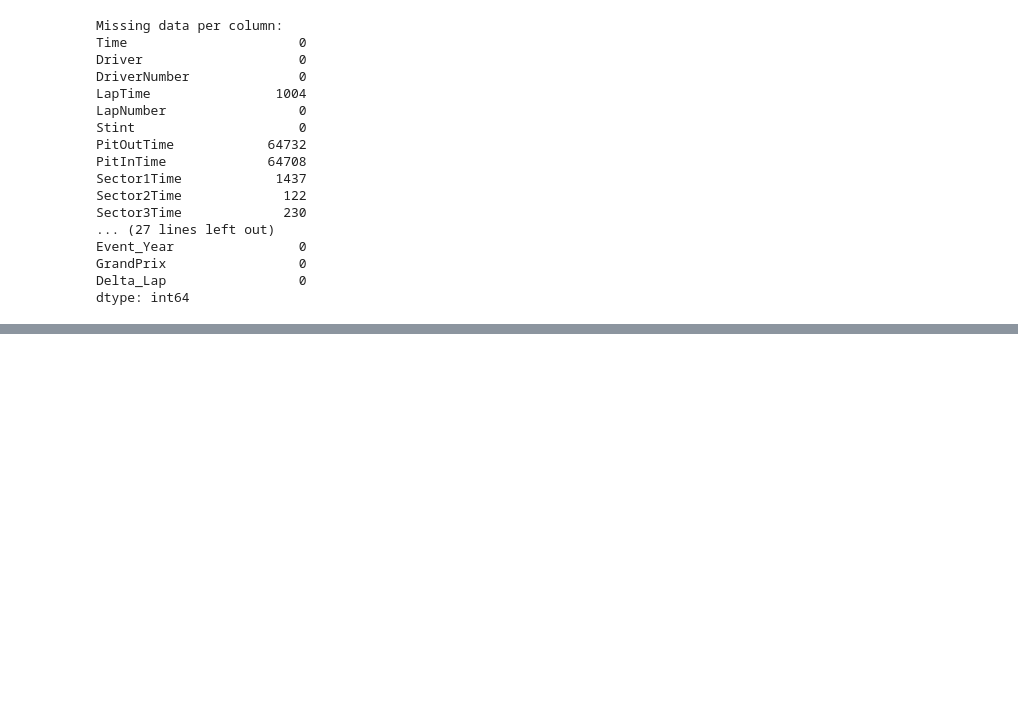
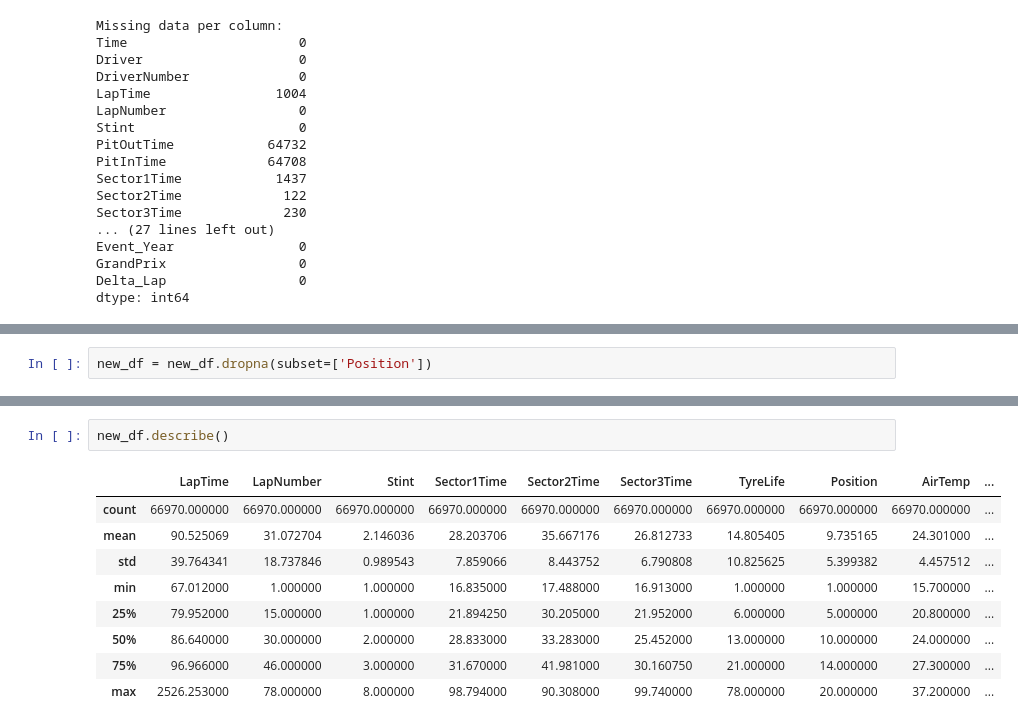
Before and after one commit to diegonbotelho/f1-tire-prediction, a Jupyter notebook: notebooks/pre-process_feature-selection.ipynb, the cells around one changed output, grey strips where cells are left out. Drawn from its saved outputs; the diff is of its cells as text; blank space fills up the shorter version.

```diff
--- a/notebooks/pre-process_feature-selection.ipynb
+++ b/notebooks/pre-process_feature-selection.ipynb
@@ -115,0 +132,2 @@ print(linhas_com_posicao_nula)
+# %%
+new_df = new_df.dropna(subset=['Position'])
@@ -115,0 +237,12 @@ print(linhas_com_posicao_nula)
+# %%
+new_df.describe()
+# %% [output]
+|  | LapTime | LapNumber | Stint | Sector1Time | Sector2Time | Sector3Time | TyreLife | Position | AirTemp | ... |
+| count | 66970.000000 | 66970.000000 | 66970.000000 | 66970.000000 | 66970.000000 | 66970.000000 | 66970.000000 | 66970.000000 | 66970.000000 | ... |
+| mean | 90.525069 | 31.072704 | 2.146036 | 28.203706 | 35.667176 | 26.812733 | 14.805405 | 9.735165 | 24.301000 | ... |
+| std | 39.764341 | 18.737846 | 0.989543 | 7.859066 | 8.443752 | 6.790808 | 10.825625 | 5.399382 | 4.457512 | ... |
+| min | 67.012000 | 1.000000 | 1.000000 | 16.835000 | 17.488000 | 16.913000 | 1.000000 | 1.000000 | 15.700000 | ... |
+| 25% | 79.952000 | 15.000000 | 1.000000 | 21.894250 | 30.205000 | 21.952000 | 6.000000 | 5.000000 | 20.800000 | ... |
+| 50% | 86.640000 | 30.000000 | 2.000000 | 28.833000 | 33.283000 | 25.452000 | 13.000000 | 10.000000 | 24.000000 | ... |
+| 75% | 96.966000 | 46.000000 | 3.000000 | 31.670000 | 41.981000 | 30.160750 | 21.000000 | 14.000000 | 27.300000 | ... |
+| max | 2526.253000 | 78.000000 | 8.000000 | 98.794000 | 90.308000 | 99.740000 | 78.000000 | 20.000000 | 37.200000 | ... |
```
Also changed, not shown: parts of 30 cells of this notebook.
